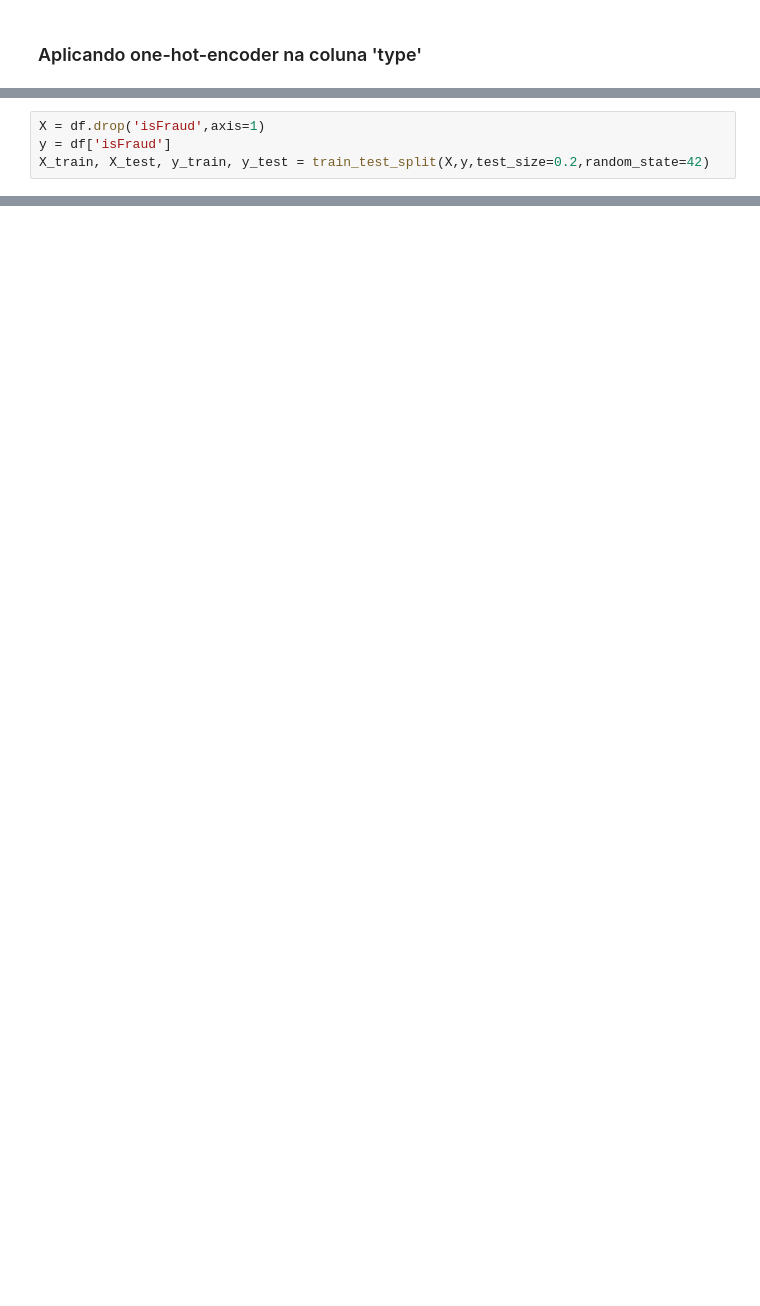
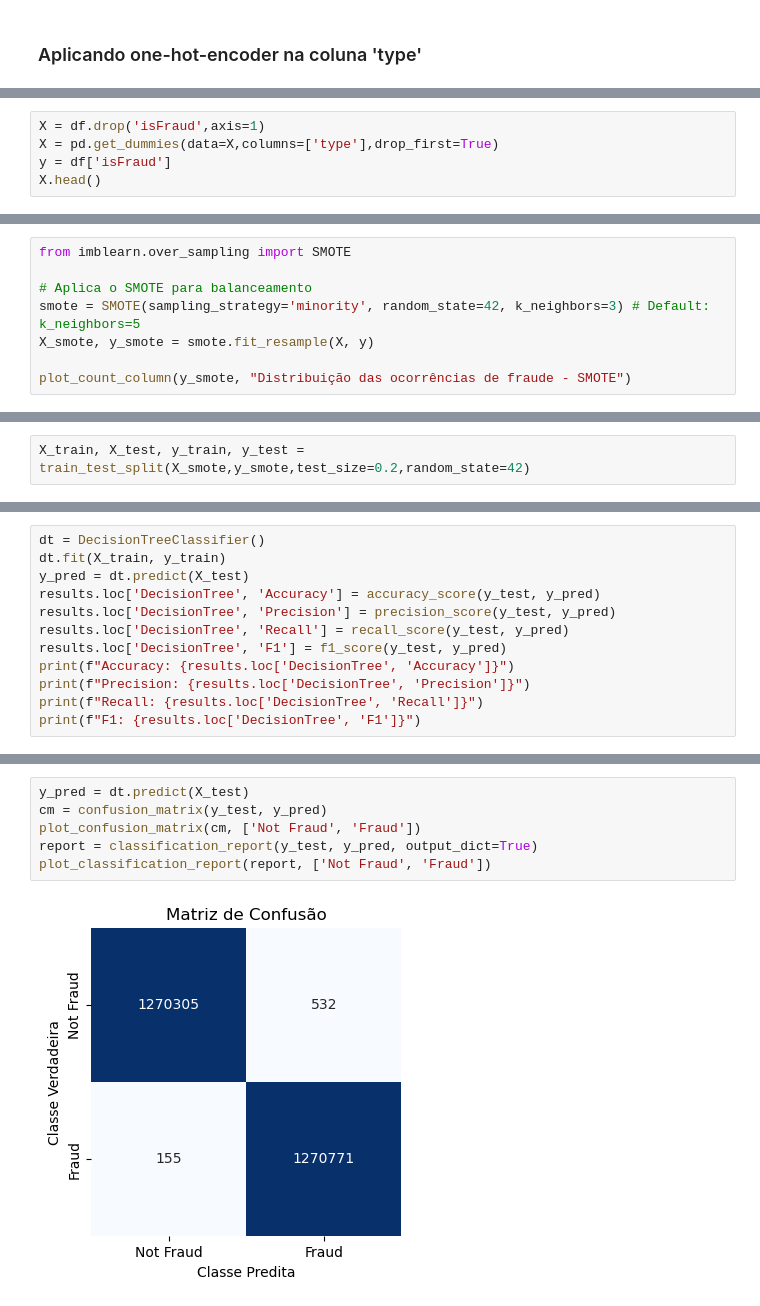
Before and after one commit to hugosantosbessa/ML2023-HugoBessa, a Jupyter notebook: trabalho_final/Trabalho Final.ipynb, the cells around one changed output, grey strips where cells are left out. Saved outputs shown, nothing was run; the diff lists cells and outputs as text; blank space fills up the shorter version.

```diff
--- a/trabalho_final/Trabalho Final.ipynb
+++ b/trabalho_final/Trabalho Final.ipynb
@@ -172,4 +173,5 @@ df.head()
 # %%
 X = df.drop('isFraud',axis=1)
+X = pd.get_dummies(data=X,columns=['type'],drop_first=True)
 y = df['isFraud']
-X_train, X_test, y_train, y_test = train_test_split(X,y,test_size=0.2,random_state=42)
+X.head()
@@ -194,0 +193,8 @@ print(accuracy)
+# %%
+from imblearn.over_sampling import SMOTE
+
+# Aplica o SMOTE para balanceamento
+smote = SMOTE(sampling_strategy='minority', random_state=42, k_neighbors=3) # Default: k_neighbors=5
+X_smote, y_smote = smote.fit_resample(X, y)
+
+plot_count_column(y_smote, "Distribuição das ocorrências de fraude - SMOTE")
@@ -249,0 +270,2 @@ print(accuracy)
+# %%
+X_train, X_test, y_train, y_test = train_test_split(X_smote,y_smote,test_size=0.2,random_state=42)
@@ -249,0 +303,12 @@ print(accuracy)
+# %%
+dt = DecisionTreeClassifier()
+dt.fit(X_train, y_train)
+y_pred = dt.predict(X_test)
+results.loc['DecisionTree', 'Accuracy'] = accuracy_score(y_test, y_pred)
+results.loc['DecisionTree', 'Precision'] = precision_score(y_test, y_pred)
+results.loc['DecisionTree', 'Recall'] = recall_score(y_test, y_pred)
+results.loc['DecisionTree', 'F1'] = f1_score(y_test, y_pred)
+print(f"Accuracy: {results.loc['DecisionTree', 'Accuracy']}")
+print(f"Precision: {results.loc['DecisionTree', 'Precision']}")
+print(f"Recall: {results.loc['DecisionTree', 'Recall']}")
+print(f"F1: {results.loc['DecisionTree', 'F1']}")
@@ -249,0 +340,8 @@ print(accuracy)
+# %%
+y_pred = dt.predict(X_test)
+cm = confusion_matrix(y_test, y_pred)
+plot_confusion_matrix(cm, ['Not Fraud', 'Fraud'])
+report = classification_report(y_test, y_pred, output_dict=True)
+plot_classification_report(report, ['Not Fraud', 'Fraud'])
+# %% [output]
+[figure, added]
```
Also changed, not shown: parts of 45 cells of this notebook.
